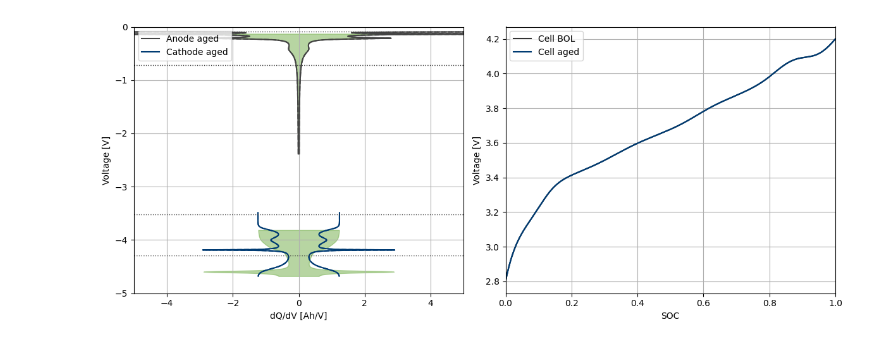
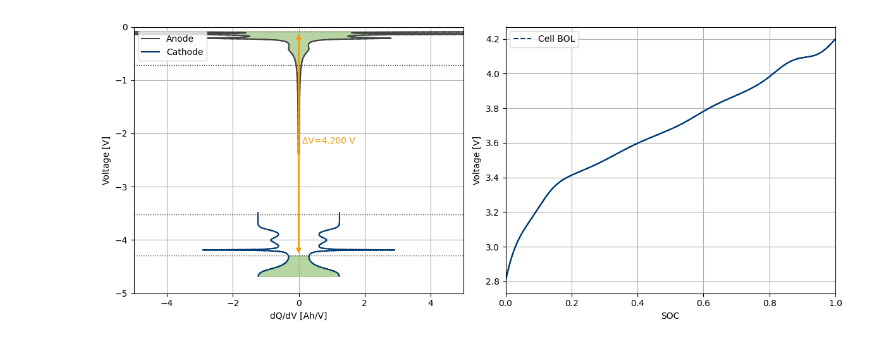
Before and after one commit to lvk93/ocv_teaching, a Jupyter notebook: ocv_teaching/sandbox.ipynb, the cells around one changed output. Cells and saved outputs as stored; diff of their text form; code cells hidden in the pictures.

```diff
--- a/ocv_teaching/sandbox.ipynb
+++ b/ocv_teaching/sandbox.ipynb
@@ -142,9 +142,9 @@ class BatteryTankPlotter:
         ax1.plot(-dQdV_ca, -V_cath, color=bc['ca_aged'],linestyle='--')
 
         ## Plot the full curves aged
-        ax1.plot(dQdV_an*self.rec.np_ratio*(1-lamne), -V_an, color=bc['an_aged'], label='Anode aged')
+        ax1.plot(dQdV_an*self.rec.np_ratio*(1-lamne), -V_an, color=bc['an_aged'], label='Anode')
         ax1.plot(-dQdV_an*self.rec.np_ratio*(1-lamne), -V_an, color=bc['an_aged'])
-        ax1.plot(dQdV_ca*(1-lampe), -V_cath, color=bc['ca_aged'], label='Cathode aged')
+        ax1.plot(dQdV_ca*(1-lampe), -V_cath, color=bc['ca_aged'], label='Cathode')
         ax1.plot(-dQdV_ca*(1-lampe), -V_cath, color=bc['ca_aged'])
 
         # Compute aged filling
@@ -180,19 +180,22 @@ class BatteryTankPlotter:
         sol_an_cur = an0_a+(an1_a-an0_a)*(soc)
         sol_ca_cur = ca0_a+(ca1_a-ca0_a)*(soc)
         sol_an_vec = np.linspace(0,sol_an_cur,100)
-        sol_ca_vec = np.linspace(sol_ca_cur,1,100)
+        sol_ca_vec = np.linspace(0,sol_ca_cur,100)
         V_an_cur = self.rec.an(np.linspace(0,sol_an_cur,100))
         V_ca_cur = self.rec.cath(np.linspace(0,sol_ca_cur,100))
         dQ_an_cur = interpolate(soc_vec,dQdV_an,sol_an_vec)
         dQ_cath_cur = interpolate(soc_vec,dQdV_ca,sol_ca_vec)
         ax1.fill_betweenx(-V_an_cur, -dQ_an_cur*self.rec.np_ratio*(1-lamne), dQ_an_cur*self.rec.np_ratio*(1-lamne), color=bc['fill_aged'], alpha=0.5)
         ax1.fill_betweenx(-V_ca_cur, -dQ_cath_cur*(1-lampe), dQ_cath_cur*(1-lampe), color=bc['fill_aged'], alpha=0.5)
-        # # delta V arrow
-        # dV = Vcell_b[int(soc*self.resolution)] - Vcell_b[0]
-        # ax1.annotate('', xy=(0, Vcell_b[int(soc*self.resolution)]), xytext=(0, Vcell_b[0]),
-        #              arrowprops=dict(arrowstyle='<->', color=bc['delta'], lw=2))
-        # ymid = -0.5*(Vcell_b[int(soc*self.resolution)] + Vcell_b[0])
-        # ax1.text(0.1, ymid, f'ΔV={dV:.3f} V', color=bc['delta'])
+
+        # delta V arrow
+        dV = -V_an_cur[-1].min() + V_ca_cur[-1].max()
+        ax1.annotate('', xy=(0, -V_an_cur[-1].min()), xytext=(0,-V_ca_cur[-1].max()),
+                     arrowprops=dict(arrowstyle='<->', color=bc['delta'], lw=2))
+        ymid = -0.5*(V_an_cur[-1].min() + V_ca_cur[-1].max())
+        ax1.text(0.1, ymid, f'ΔV={dV:.3f} V', color=bc['delta'])
+
+        # Labels etc.
         ax1.set_xlabel('dQ/dV [Ah/V]')
         ax1.set_ylabel('Voltage [V]')
         ax1.set_xlim(-5, 5)
@@ -201,13 +204,16 @@ class BatteryTankPlotter:
         ax1.set_yticks(yticks)
         ax1.legend(loc='upper left')
         ax1.grid(True)
-        # # OCV curves increasing
+        #Get BOL and aged OCV curves
         (soc_full, sa_b, Va_b, dQa_b, sc_b, Vc_b, dQc_b, Vcell_b) = self._compute_electrode_curves(
            an0_bol, cath0_bol, an1_bol, cath1_bol, 'charge')
         (soc_full, sa_a, Va_a, dQa_a, sc_a, Vc_a, dQc_a, Vcell_a) = self._compute_electrode_curves(
             an0_a, ca0_a, an1_a, ca1_a, 'charge')
-        ax2.plot(soc_full, Vcell_b, color=bc['an_bol'], label='Cell BOL')
-        ax2.plot(soc_full, Vcell_a, color=bc['ca_aged'], label='Cell aged')
+        # Plot OCV curve
+        ax2.plot(soc_full, Vcell_b, color=bc['ca_aged'], label='Cell BOL', linestyle="--")
+        ax2.plot(soc_full, Vcell_a, color=bc['ca_aged'], )
+        # Plot Current SOC point
+        ax2.plot(soc,dV,color=bc["ca_aged"])
         ax2.set_xlabel('SOC')
         ax2.set_ylabel('Voltage [V]')
         ax2.legend()
@@ -221,33 +227,33 @@ import pybamm
 # 1) Lade die OCV-Funktionen aus PyBaMM
 param = pybamm.ParameterValues("Chen2020")
 ocv_anode   = param["Negative electrode OCP [V]"]
 ocv_cathode = param["Positive electrode OCP [V]"]
-
+#
 # 2) Definiere N:P‑Ratio und Spannungsgrenzen
 np_ratio = 1
 v_min = 2.8
 v_max = 4.2
 
 # 3) Erzeuge das Reconstruct‑Objekt
 cell_rec = CellOCVReconstruction(
     cath_ocv_func=ocv_cathode,
     an_ocv_func=ocv_anode,
     np_ratio=np_ratio,
     v_min=v_min,
     v_max=v_max,
     formation_loss_an=0.0,
     formation_loss_ca=0.0
 )
 
 # 4) Erzeuge den Plotter
 plotter = BatteryTankPlotter(cell_rec, resolution=500)
 
 # 5) Erstelle den Plot für SOC=0.5 und beispielhafte Alterungs‑Parameter
 plotter.plot(
-    soc=0.5,
+    soc=1,
     lampe=0,   # cathode loss fraction
     lamne=0,   # anode loss fraction
     lli=0    # LLI fraction
 )
 # %% [output]
-[figure, old version]
+[figure, new version]
```
